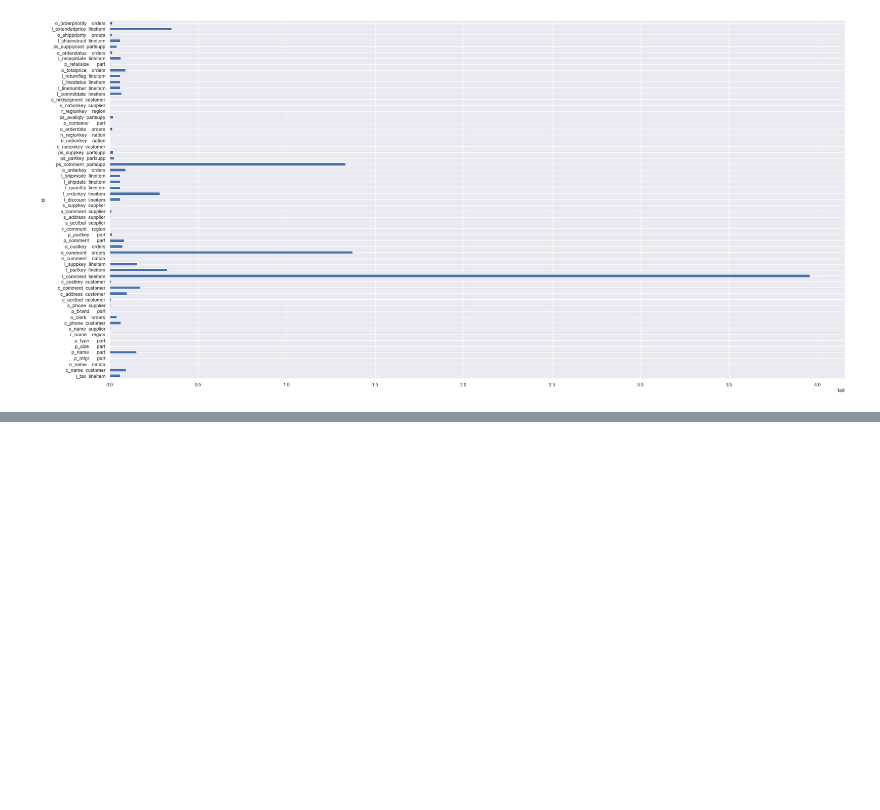
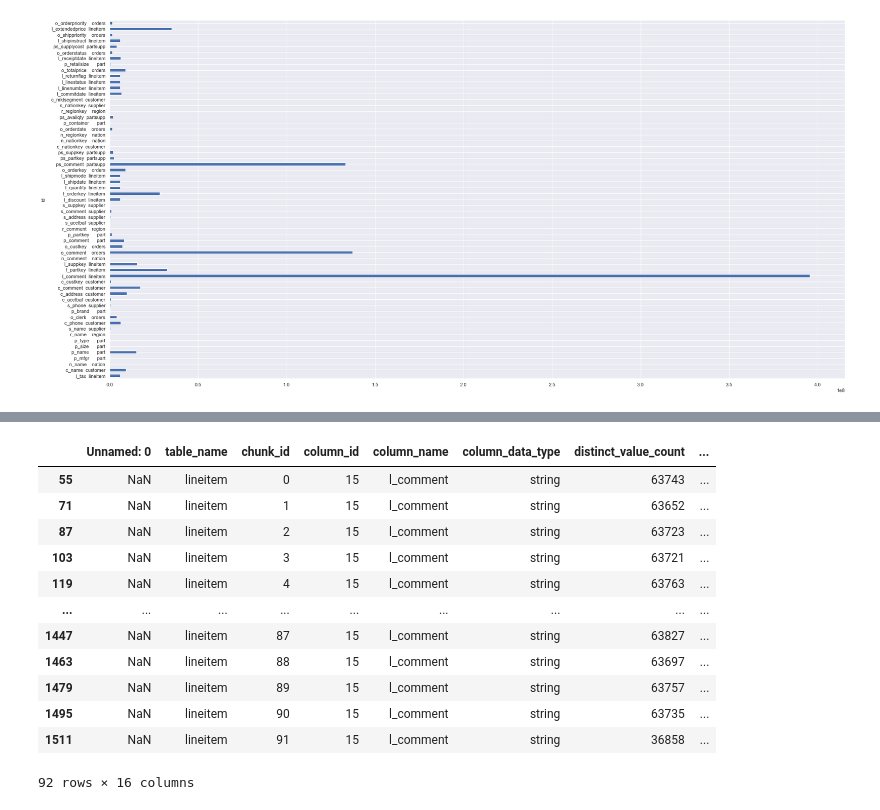
Before and after one commit to linuslh1996/column-compression, a Jupyter notebook: encoding_compression/bitcompression/Untitled.ipynb, the cells around one changed output, grey strips where cells are left out. Saved outputs shown, nothing was run; the diff lists cells and outputs as text; code cells hidden in the pictures; blank space fills up the shorter version.

```diff
--- a/encoding_compression/bitcompression/Untitled.ipynb
+++ b/encoding_compression/bitcompression/Untitled.ipynb
@@ -187,0 +172,16 @@ Name:     column_name, Length: 1818, dtype: object
+# %%
+dictionary[dictionary["    column_name"] == "      l_comment"]
+# %% [output]
+|  | Unnamed: 0 | table_name | chunk_id | column_id | column_name | column_data_type | distinct_value_count | ... |
+| 55 | NaN | lineitem | 0 | 15 | l_comment | string | 63743 | ... |
+| 71 | NaN | lineitem | 1 | 15 | l_comment | string | 63652 | ... |
+| 87 | NaN | lineitem | 2 | 15 | l_comment | string | 63723 | ... |
+| 103 | NaN | lineitem | 3 | 15 | l_comment | string | 63721 | ... |
+| 119 | NaN | lineitem | 4 | 15 | l_comment | string | 63763 | ... |
+| ... | ... | ... | ... | ... | ... | ... | ... | ... |
+| 1447 | NaN | lineitem | 87 | 15 | l_comment | string | 63827 | ... |
+| 1463 | NaN | lineitem | 88 | 15 | l_comment | string | 63697 | ... |
+| 1479 | NaN | lineitem | 89 | 15 | l_comment | string | 63757 | ... |
+| 1495 | NaN | lineitem | 90 | 15 | l_comment | string | 63735 | ... |
+| 1511 | NaN | lineitem | 91 | 15 | l_comment | string | 36858 | ... |
+92 rows × 16 columns
```
Also changed, not shown: parts of 3 cells of this notebook.
